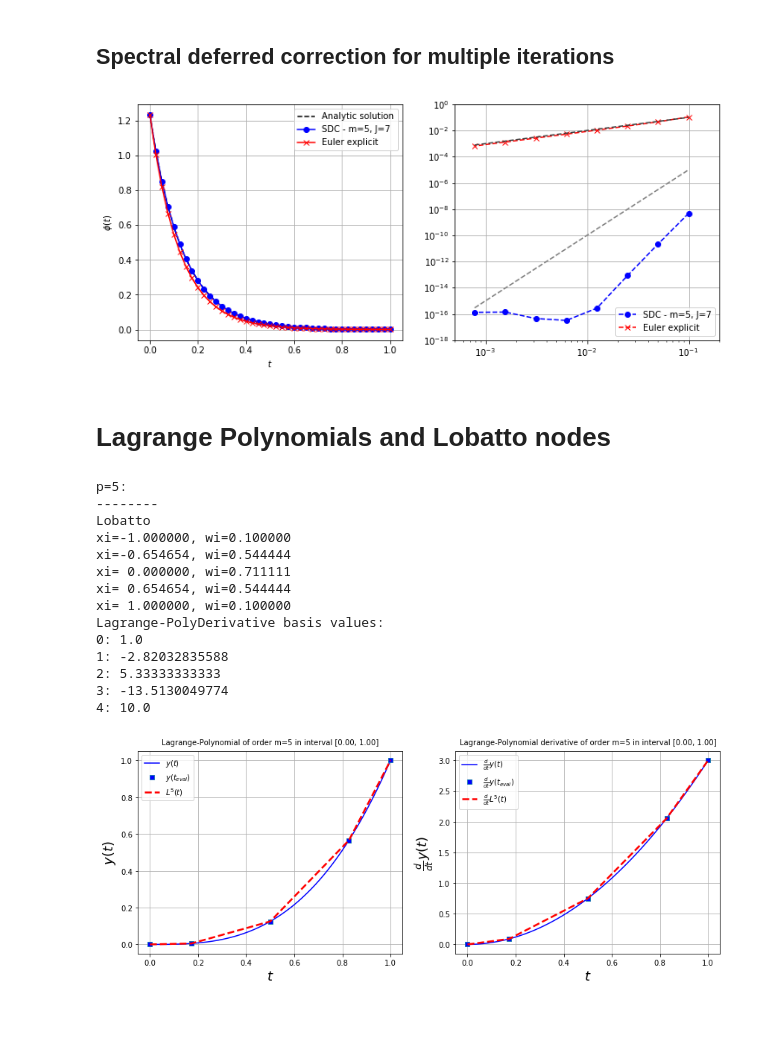
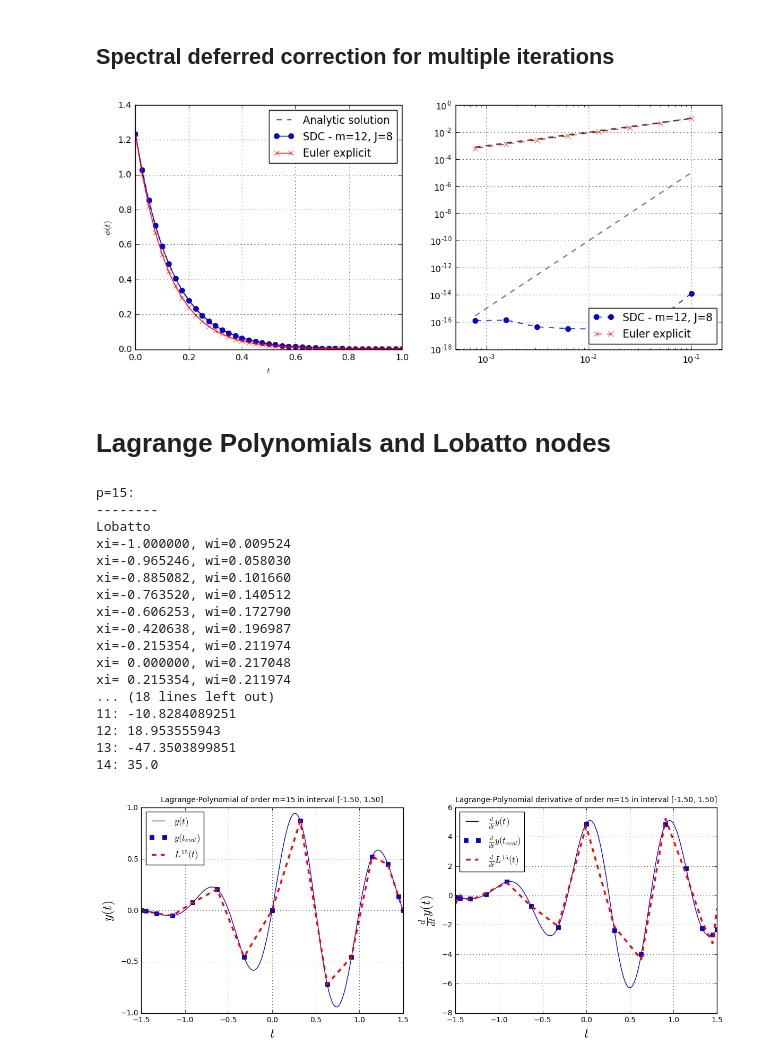
Before and after one commit to winesitter/Python-Scripts, a Jupyter notebook: DeferredCorrection_for_ODEs/SpectralDeferredCorrectionMethod.ipynb, the cells around one changed output. Drawn from its saved outputs; the diff is of its cells as text; code cells hidden in the pictures; blank space fills up the shorter version.

Commit message:
Update for Lobatto nodes

```diff
--- a/DeferredCorrection_for_ODEs/SpectralDeferredCorrectionMethod.ipynb
+++ b/DeferredCorrection_for_ODEs/SpectralDeferredCorrectionMethod.ipynb
@@ -457,32 +457,40 @@ def LobattoRoots(n, tolerance=1e-20, iter_max=10000):
 
     # The remaining roots are computed through newton-raphson
     for i in range(1, int((n-2)/2) + 1):
+
         # Use Chebyshev-Gauss-Lobatto roots as initial solution
-        x = np.cos(np.pi*(i-0.25)/(n+0.5))
+        x = np.cos(np.pi*(i+0.25)/(n))
 
         error = 10.*tolerance
         iters = 0
-        iiters = 0
+        f0 = ( x * Legendre(n-1,x) - Legendre(n,x) ) / (1. - x*x)
 
         while (error>tolerance) and (iters<iter_max):
-
+            # Compute function value and value of derivative
             g  = x * Legendre(n-1,x) - Legendre(n,x)
             h  = 1. - x*x
             dg = x*DLegendre(n-1,x) + Legendre(n-1,x) - DLegendre(n,x)
             dh = -2. * x
-
             f = g / h
             df = (h*dg - g*dh) / (h*h)
 
+            # Compute step size
             delta = -f / df
+            error=abs(delta)
+            if (abs(f) > abs(f0)):
+                delta *= 0.5
+
+            # Adjust x values for next iteration
             x = x + delta
+            f0 = f
             iters=iters+1
-            error=abs(delta)
+
 
         roots.append(x)
         if (iters>iter_max-1):
             print("Node %d: Stopped iteration before final accuracy." % i)
 
+    # Lobatto-Roots are symmetric around zero
     if (n%2 != 0):
         roots.append(0.0)
         for i in range(len(roots)-2, 0, -1):
@@ -490,7 +498,6 @@ def LobattoRoots(n, tolerance=1e-20, iter_max=10000):
     else:
         for i in range(len(roots)-1, 0, -1):
             roots.append(-roots[i])
-
 
     # Last root is -1
     roots.append(-1.0)
@@ -729,7 +736,7 @@ y_ana = lambda t: y0 * np.exp(lam*t)
 # SDC parameters
 #------------------------------------------------------
 dt      = 0.1 # Timestep
-n_sub   = 3   # Number of substeps
+n_sub   = 10   # Number of substeps
 n_corr  = 2   # Number of corrections
 
 y_aprx  = [0.0] * n_sub
@@ -1041,8 +1048,8 @@ lam  = -np.exp(1)**2
 y0   = 1.2345
 Tsim = 1.0
 dt = [0.1, 0.05, 0.025, 0.0125, 0.00625, 0.003125, 0.0015625, 0.00078125]
-n_corr = 7
-n_sub = 5
+n_corr = 8
+n_sub = 12
 
 # Flux function
 def fluxFun(y):
@@ -1139,7 +1146,7 @@ legend12 = ax12.legend(handles=[errPlot_SDC, errPlot_EEX], loc=0)
 
 plt.show()
 # %% [output]
-[figure, old version]
+[figure, new version]
 # %% [markdown]
 # Lagrange Polynomials and Lobatto nodes
 # %%
@@ -1150,17 +1157,17 @@ plt.show()
 ================================================================'''
 import numpy as np
 from matplotlib import pyplot as plt
-#y  = lambda t: np.sin(2. * np.pi * t) * np.exp(-(t-0.5)**2)
-#dy = lambda t: -2.0 * (t-0.5) * y(t) + 2.0*np.pi*np.cos(2. * np.pi * t) * np.exp(-(t-0.5)**2)
-y  = lambda t: t**3
-dy = lambda t: 3.*t**2
+y  = lambda t: np.sin(2. * np.pi * t) * np.exp(-(t-0.5)**2)
+dy = lambda t: -2.0 * (t-0.5) * y(t) + 2.0*np.pi*np.cos(2. * np.pi * t) * np.exp(-(t-0.5)**2)
+#y  = lambda t: t**3
+#dy = lambda t: 3.*t**2
 
 
-t_start = 0
-t_end = 1
+t_start = -1.5
+t_end = 1.5
 t = np.linspace(t_start, t_end, 1000)
 
-m = 5
+m = 15
 [w_lob, x_lob] = GaussLobattoWeights(m, tolerance=1e-16, iter_max=10000)
 print("p=%d:\n--------" % m)
 print("Lobatto")
@@ -1192,43 +1199,46 @@ fig.set_size_inches(14,5)
 ax1 = fig.add_subplot(121)
 ax2 = fig.add_subplot(122)
 
 # Create y-plot
 ax1.plot(t, y(t), ls='-', c='b', label=r'$y(t)$')
 ax1.plot(t_i, y_i, ls='None', marker='s', mfc='b', label=r'$y(t_{eval})$')
 ax1.plot(t_eval, L_eval, ls='--', lw=2.5,
          marker='None', c='r', label=r'$L^{%s}(t)$' %(m))
 
 # Create dy/dt-plot
 ax2.plot(t, dy(t), ls='-', c='b', label=r'$\frac{d}{dt}y(t)$')
 ax2.plot(t_i, dy_i, ls='None', marker='s', mfc='b', label=r'$\frac{d}{dt}y(t_{eval})$')
 ax2.plot(t_eval, L_eval_ddt, ls='--', lw=2.5,
          marker='None', c='r', label=r'$\frac{d}{dt}L^{%s}(t)$' %(m))
 
 ax1.set_xlabel(r'$t$', fontsize=18)
 ax1.set_ylabel(r'$y(t)$', fontsize=18)
 ax1.set_title(r'Lagrange-Polynomial of order m=%d in interval [%.2f, %.2f]' % (m, t_0, t_1), fontsize=10, y=1.01)
 ax1.grid(True)
 ax1.legend(loc=0)
 
 ax2.set_xlabel(r'$t$', fontsize=18)
 ax2.set_ylabel(r'$\frac{d}{dt}y(t)$', fontsize=18)
 ax2.set_title(r'Lagrange-Polynomial derivative of order m=%d in interval [%.2f, %.2f]' % (m, t_0, t_1), fontsize=10, y=1.01)
 ax2.grid(True)
 ax2.legend(loc=0)
 plt.show()
 # %% [output]
-p=5:
+p=15:
 --------
 Lobatto
-xi=-1.000000, wi=0.100000
-xi=-0.654654, wi=0.544444
-xi= 0.000000, wi=0.711111
-xi= 0.654654, wi=0.544444
-xi= 1.000000, wi=0.100000
-Lagrange-PolyDerivative basis values:
-0: 1.0
-1: -2.82032835588
-2: 5.33333333333
-3: -13.5130049774
-4: 10.0
+xi=-1.000000, wi=0.009524
+xi=-0.965246, wi=0.058030
+xi=-0.885082, wi=0.101660
+xi=-0.763520, wi=0.140512
+xi=-0.606253, wi=0.172790
+xi=-0.420638, wi=0.196987
+xi=-0.215354, wi=0.211974
+xi= 0.000000, wi=0.217048
+xi= 0.215354, wi=0.211974
+... (18 lines left out)
+11: -10.8284089251
+12: 18.953555943
+13: -47.3503899851
+14: 35.0
-[figure, old version]
+[figure, new version]
```
Also changed, not shown: parts of 2 cells of this notebook.
